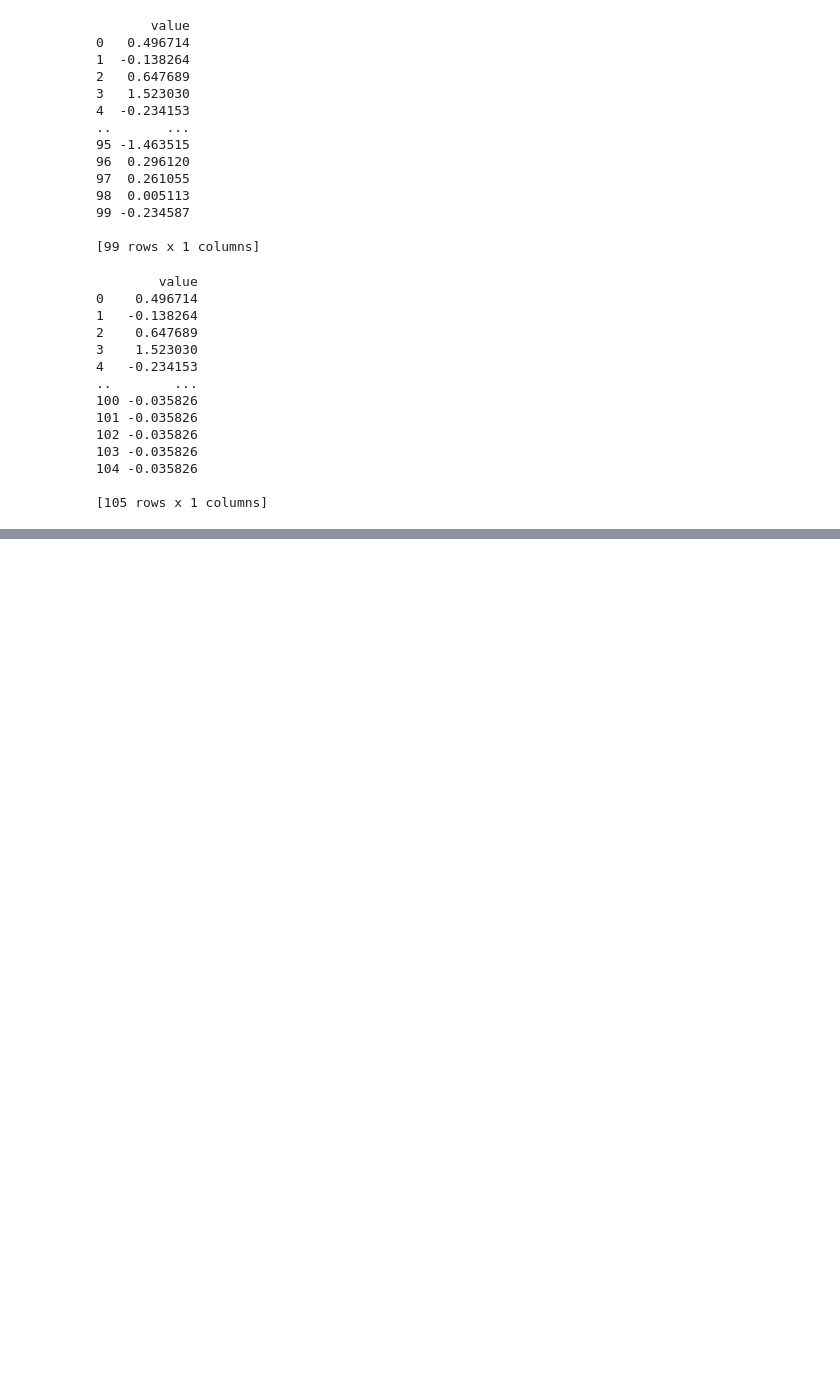
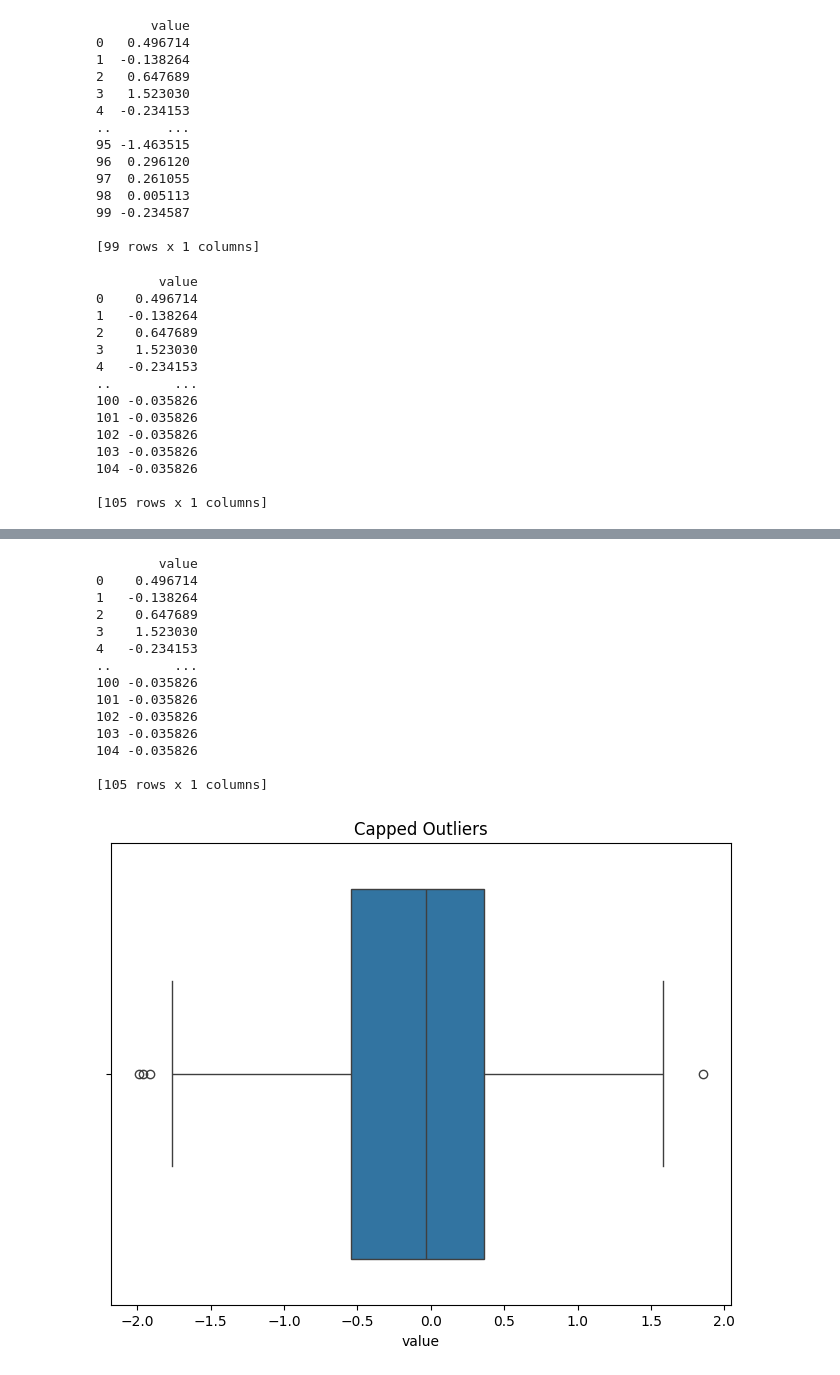
Before and after one commit to Tejesh-45/data-mining, a Jupyter notebook: Lab_6.ipynb, the cells around one changed output, grey strips where cells are left out. Drawn from its saved outputs; the diff is of its cells as text; code cells hidden in the pictures; blank space fills up the shorter version.

```diff
--- a/Lab_6.ipynb
+++ b/Lab_6.ipynb
@@ -117,0 +138,26 @@ print(df_imputed)
+# %%
+df_imputed=df.copy()
+median_value=df_imputed['value'].median()
+df_imputed['value']=np.where((df_imputed['value']<lower_bound) |
+(df_imputed['value']>upper_bound),median_value,df_imputed['value'])
+print(df_imputed)
+plt.figure(figsize=(8,6))
+sns.boxplot(x=df_imputed['value'])
+plt.title('Capped Outliers')
+plt.show()
+# %% [output]
+        value
+0    0.496714
+1   -0.138264
+2    0.647689
+3    1.523030
+4   -0.234153
+..        ...
+100 -0.035826
+101 -0.035826
+102 -0.035826
+103 -0.035826
+104 -0.035826
+
+[105 rows x 1 columns]
+[figure, added]
```
Also changed, not shown: parts of 2 cells of this notebook.
